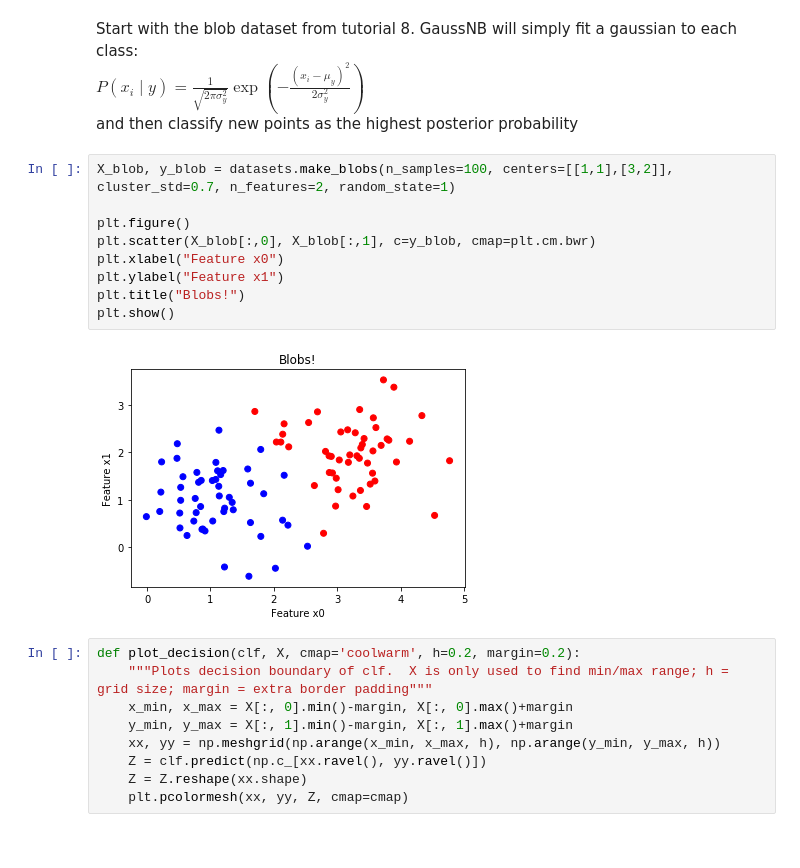
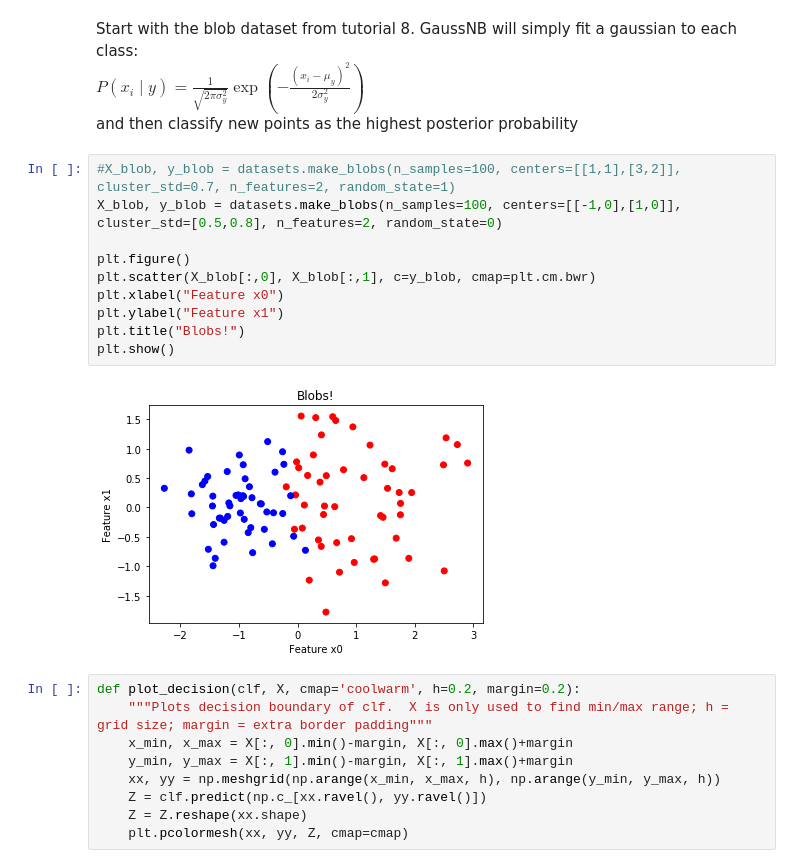
Before and after one commit to mdaugherity/PatternRecognition2020, a Jupyter notebook: Tutorial 9 - Bayesian Classifier.ipynb, the cells around one changed output. Saved outputs shown, nothing was run; the diff lists cells and outputs as text.

```diff
--- a/Tutorial 9 - Bayesian Classifier.ipynb
+++ b/Tutorial 9 - Bayesian Classifier.ipynb
@@ -21,16 +21,17 @@ Start with the blob dataset from tutorial 8.  GaussNB will simply fit a gaussian
 $P(x_i \mid y) = \frac{1}{\sqrt{2\pi\sigma^2_y}} \exp\left(-\frac{(x_i - \mu_y)^2}{2\sigma^2_y}\right)$
 and then classify new points as the highest posterior probability
 # %%
-X_blob, y_blob = datasets.make_blobs(n_samples=100, centers=[[1,1],[3,2]], cluster_std=0.7, n_features=2, random_state=1)
+#X_blob, y_blob = datasets.make_blobs(n_samples=100, centers=[[1,1],[3,2]], cluster_std=0.7, n_features=2, random_state=1)
+X_blob, y_blob = datasets.make_blobs(n_samples=100, centers=[[-1,0],[1,0]], cluster_std=[0.5,0.8], n_features=2, random_state=0)
 
 plt.figure()
 plt.scatter(X_blob[:,0], X_blob[:,1], c=y_blob, cmap=plt.cm.bwr)
 plt.xlabel("Feature x0")
 plt.ylabel("Feature x1")
 plt.title("Blobs!")
 plt.show()
 # %% [output]
-[figure, old version]
+[figure, new version]
 # %%
 def plot_decision(clf, X, cmap='coolwarm', h=0.2, margin=0.2):
     """Plots decision boundary of clf.  X is only used to find min/max range; h = grid size; margin = extra border padding"""
```
Also changed, not shown: parts of 16 cells of this notebook, 1 other file.
